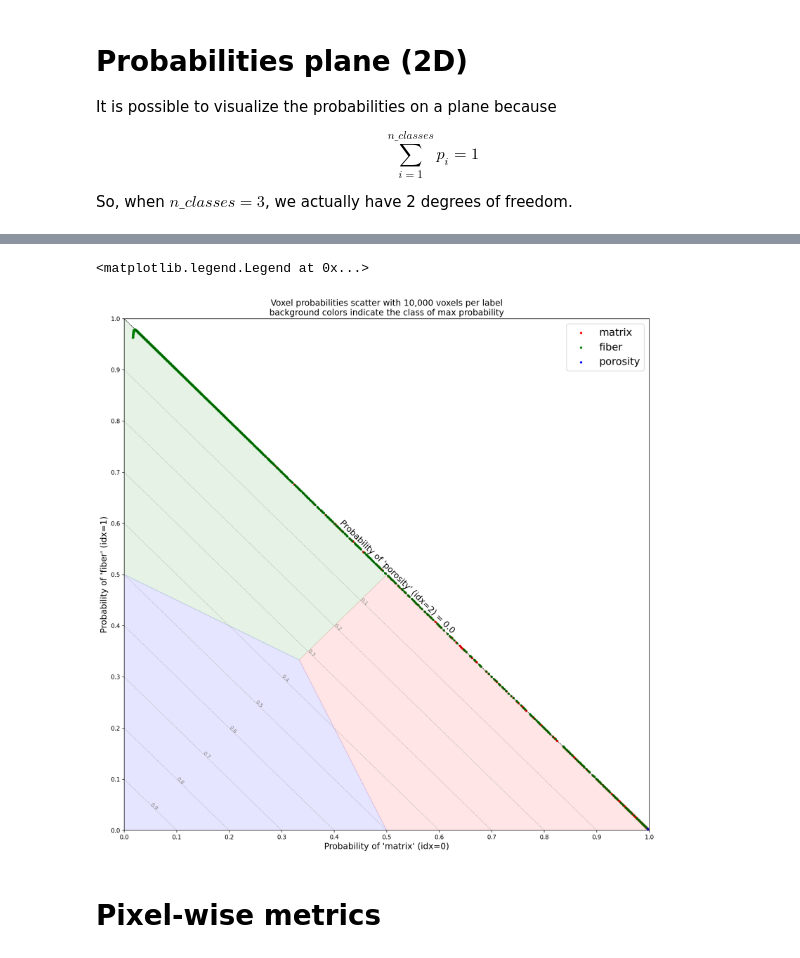
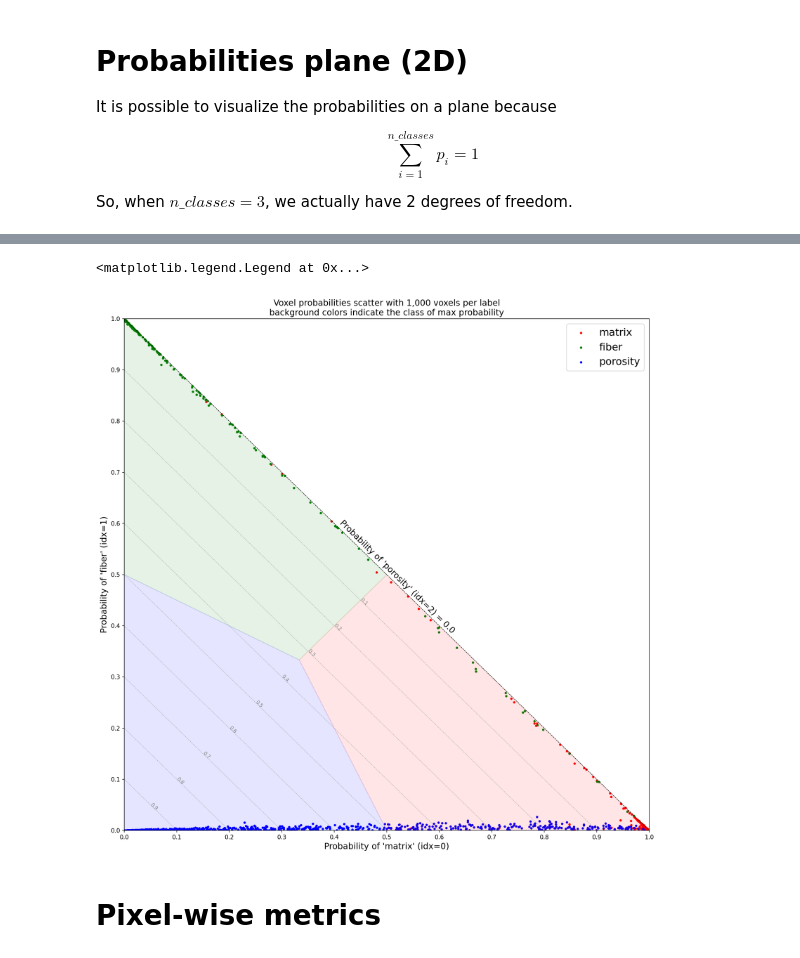
Before and after one commit to jpcbertoldo/tomo2seg, a Jupyter notebook: nbs/analyze-01.ipynb, the cells around one changed output, grey strips where cells are left out. Cells and saved outputs as stored; diff of their text form; code cells hidden in the pictures.

Commit message:
adapt process volume notebook

```diff
--- a/nbs/analyze-01.ipynb
+++ b/nbs/analyze-01.ipynb
@@ -100,6 +122,6 @@ unet-2d-small.vanilla00.000.1605-982-196.autosaved.hdf5
 # %%
 tomo2seg_model = Tomo2SegModel.build_from_model_name(
-    "unet-2d-small.vanilla00.000.1605-982-196"
+    "unet2d.vanilla03-f16.fold000.1606-505-109"
 )
 logger.info(f"{tomo2seg_model=}")
 # %% [output]
@@ -189,7 +223,7 @@ estimation_volume = EstimationVolume.from_objects(
     volume=volume,
     model=tomo2seg_model,
     set_partition=partition,
-    runid=runid,
+    runid=1606897989,
 )
 logger.info(f"{estimation_volume=}")
 
@@ -511,29 +534,29 @@ Saving figure (figname := display.title + '.png')='probabilities-histogram.png'
 # %%
 logger.info("Computing voxels' probability distribution normalized entropy.")
 
-probas_volume_t = tf.convert_to_tensor(
-    value=probas_volume,
-    dtype=tf.float32,
-)
+# probas_volume_t = tf.convert_to_tensor(
+#     value=probas_volume,
+#     dtype=tf.float32,
+# )
 
 eps = 1e-6
 max_entropy = - np.log(1 / (n_classes + eps))
 
 # tensors are faster
-# normalized_voxel_entropies = - (probas_volume * np.log(probas_volume + eps)).sum(axis=-1) / max_entropy
+normalized_voxel_entropies = - (probas_volume * np.log(probas_volume + eps)).sum(axis=-1) / max_entropy
 
 # entropy
-normalized_voxel_entropies_t = - tf.math.reduce_sum(
-    tf.math.multiply(probas_volume_t, tf.math.log(probas_volume_t + eps)),
-    axis=-1
-)
+# normalized_voxel_entropies_t = - tf.math.reduce_sum(
+#     tf.math.multiply(probas_volume_t, tf.math.log(probas_volume_t + eps)),
+#     axis=-1
+# )
 
 # normalize it
-normalized_voxel_entropies_t = tf.math.divide(normalized_voxel_entropies_t, max_entropy)
+# normalized_voxel_entropies_t = tf.math.divide(normalized_voxel_entropies_t, max_entropy)
 
-normalized_voxel_entropies = normalized_voxel_entropies_t.numpy()
+# normalized_voxel_entropies = normalized_voxel_entropies_t.numpy()
 
-del probas_volume_t
+# del probas_volume_t
 
 logger.debug(f"{normalized_voxel_entropies.shape=}")
 
@@ -711,7 +710,7 @@ argmax_points = [
 for points, c in zip(argmax_points, colors):
     ax.add_patch(matplotlib.patches.Polygon(points, color=c, alpha=.1))
 
-n_per_label = int(1e4)
+n_per_label = int(1e3)
 logger.debug(f"{n_per_label=}")
 
 ax.set_xlim(0, 1 + (margin := .00))
@@ -770,5 +769,5 @@ Wall time: 510 ms
 <matplotlib.legend.Legend at 0x...>
-[figure, old version]
+[figure, new version]
 # %%
 del probas_volume_reshaped
 # %% [markdown]
```
Also changed, not shown: parts of 43 cells of this notebook, 16 other files.
